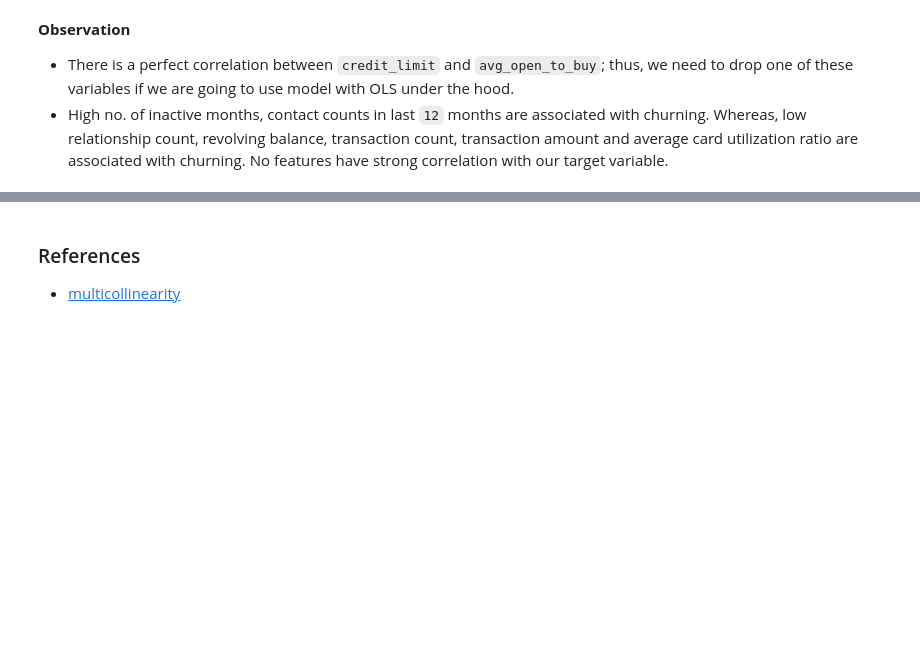
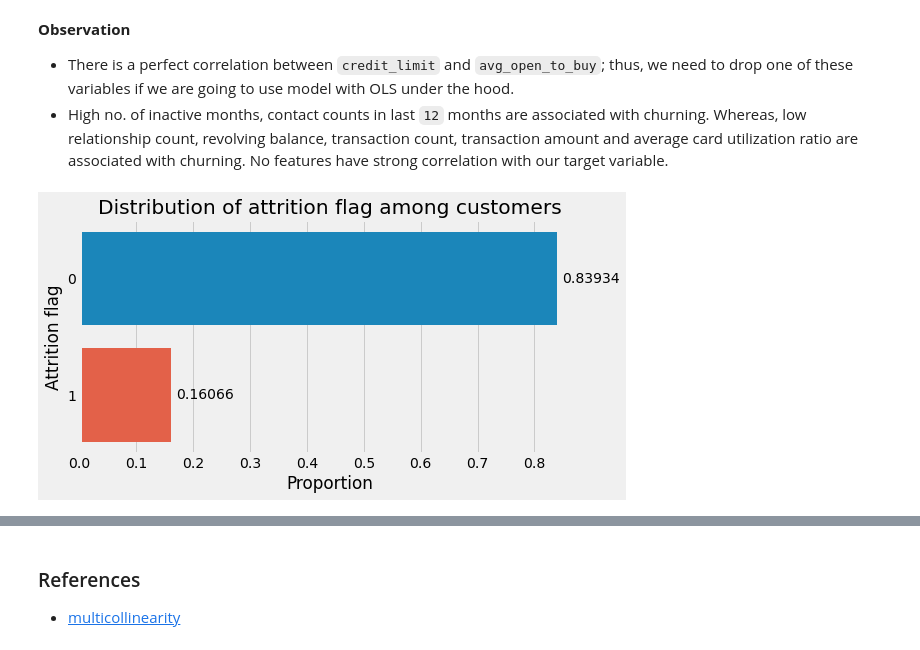
Before and after one commit to ppkgtmm/bank-churn-prediction, a Jupyter notebook: exploration.ipynb, the cells around one changed output, grey strips where cells are left out. Drawn from its saved outputs; the diff is of its cells as text; code cells hidden in the pictures; blank space fills up the shorter version.

Commit message:
plot label distribution

```diff
--- a/exploration.ipynb
+++ b/exploration.ipynb
@@ -137,3 +137,7 @@ plot_corr_hmap(data, target_col='attrition_flag')
 **Observation**
 - There is a perfect correlation between `credit_limit` and `avg_open_to_buy`; thus, we need to drop one of these variables if we are going to use model with OLS under the hood.
 - High no. of inactive months, contact counts in last `12` months are associated with churning. Whereas, low relationship count, revolving balance, transaction count, transaction amount and average card utilization ratio are associated with churning. No features have strong correlation with our target variable.
+# %%
+plot_labels(data)
+# %% [output]
+[figure, added]
```
Also changed, not shown: parts of 2 cells of this notebook.
